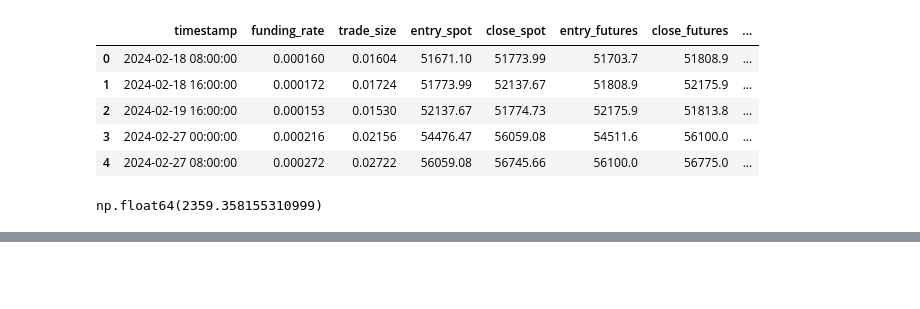
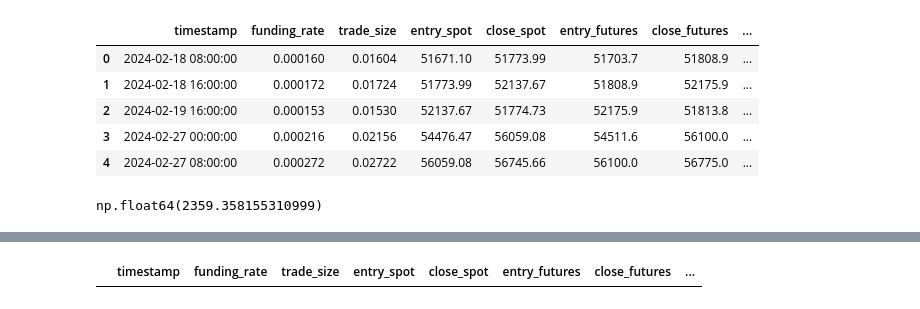
Before and after one commit to Lim-Rong-Jun/Btech-Trading-Bot, a Jupyter notebook: Funding_Rate_Arbitrage_Bot/Arbi_bot_part_3.ipynb, the cells around one changed output, grey strips where cells are left out. Saved outputs shown, nothing was run; the diff lists cells and outputs as text; code cells hidden in the pictures; blank space fills up the shorter version.

```diff
--- a/Funding_Rate_Arbitrage_Bot/Arbi_bot_part_3.ipynb
+++ b/Funding_Rate_Arbitrage_Bot/Arbi_bot_part_3.ipynb
@@ -784,0 +1253,5 @@ np.float64(2359.358155310999)
+# %%
+daily_returns_df = pd.read_csv("dataset/funding_arbitrage_results_no_rsi.csv")
+daily_returns_df.head()
+# %% [output]
+|  | timestamp | funding_rate | trade_size | entry_spot | close_spot | entry_futures | close_futures | ... |
```
Also changed, not shown: parts of 7 cells of this notebook, 1 other file.
